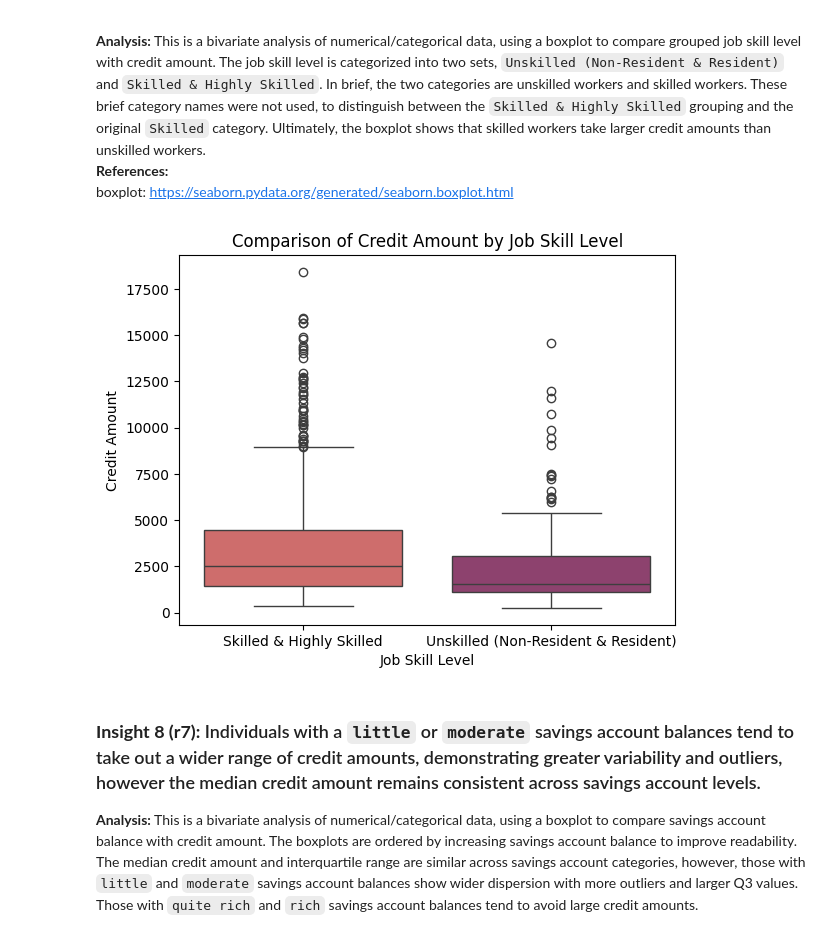
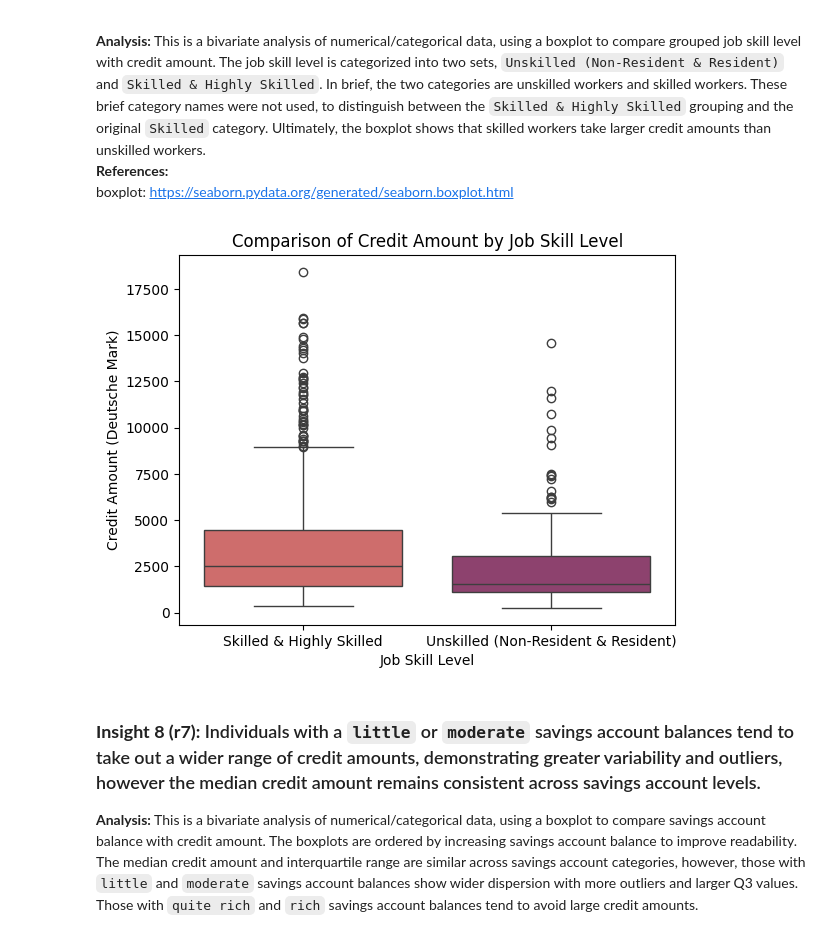
Before and after one commit to BrentMRPalmer/CSI4142-A1, a Jupyter notebook: A1.ipynb, the cells around one changed output. Saved outputs shown, nothing was run; the diff lists cells and outputs as text; code cells hidden in the pictures.

```diff
--- a/A1.ipynb
+++ b/A1.ipynb
@@ -345,16 +345,16 @@ boxplot: https://seaborn.pydata.org/generated/seaborn.boxplot.html
 # %%
 # Create a boxplot comparing the grouped job skill level (from insight 4) with credit amount
 sns.boxplot(data=data, x="grouped_job", y="Credit amount", hue="grouped_job", palette="flare", legend=False)
 
 # Label the plot
 plt.xlabel('Job Skill Level')
-plt.ylabel('Credit Amount')
+plt.ylabel('Credit Amount (Deutsche Mark)')
 plt.title('Comparison of Credit Amount by Job Skill Level')
 
 # Display plot
 plt.show()
 # %% [output]
-[figure, old version]
+[figure, new version]
 # %% [markdown]
 ### **Insight 8 (r7):** Individuals with a `little` or `moderate` savings account balances tend to take out a wider range of credit amounts, demonstrating greater variability and outliers, however the median credit amount remains consistent across savings account levels.
 **Analysis:** This is a bivariate analysis of numerical/categorical data, using a boxplot to compare savings account balance with credit amount. The boxplots are ordered by increasing savings account balance to improve readability. The median credit amount and interquartile range are similar across savings account categories, however, those with `little` and `moderate` savings account balances show wider dispersion with more outliers and larger Q3 values. Those with `quite rich` and `rich` savings account balances tend to avoid large credit amounts.
```
Also changed, not shown: parts of 5 cells of this notebook.
